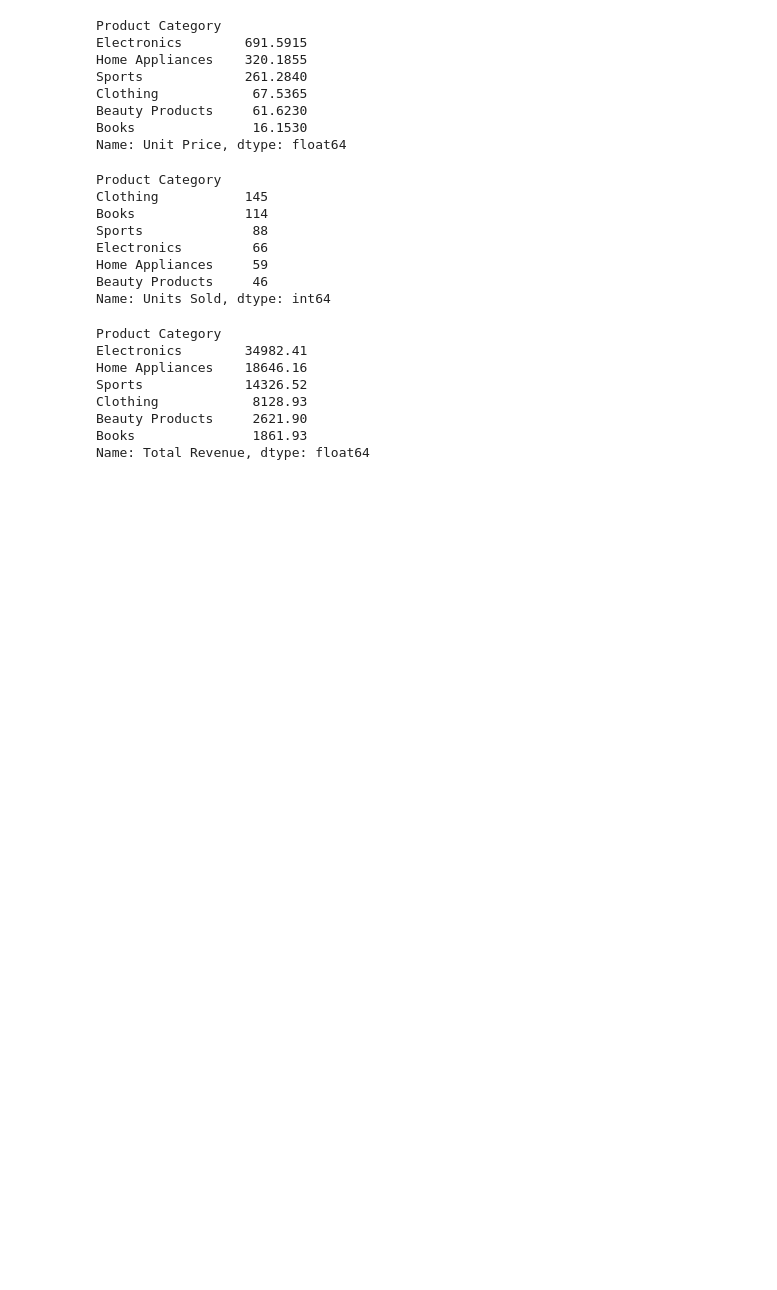
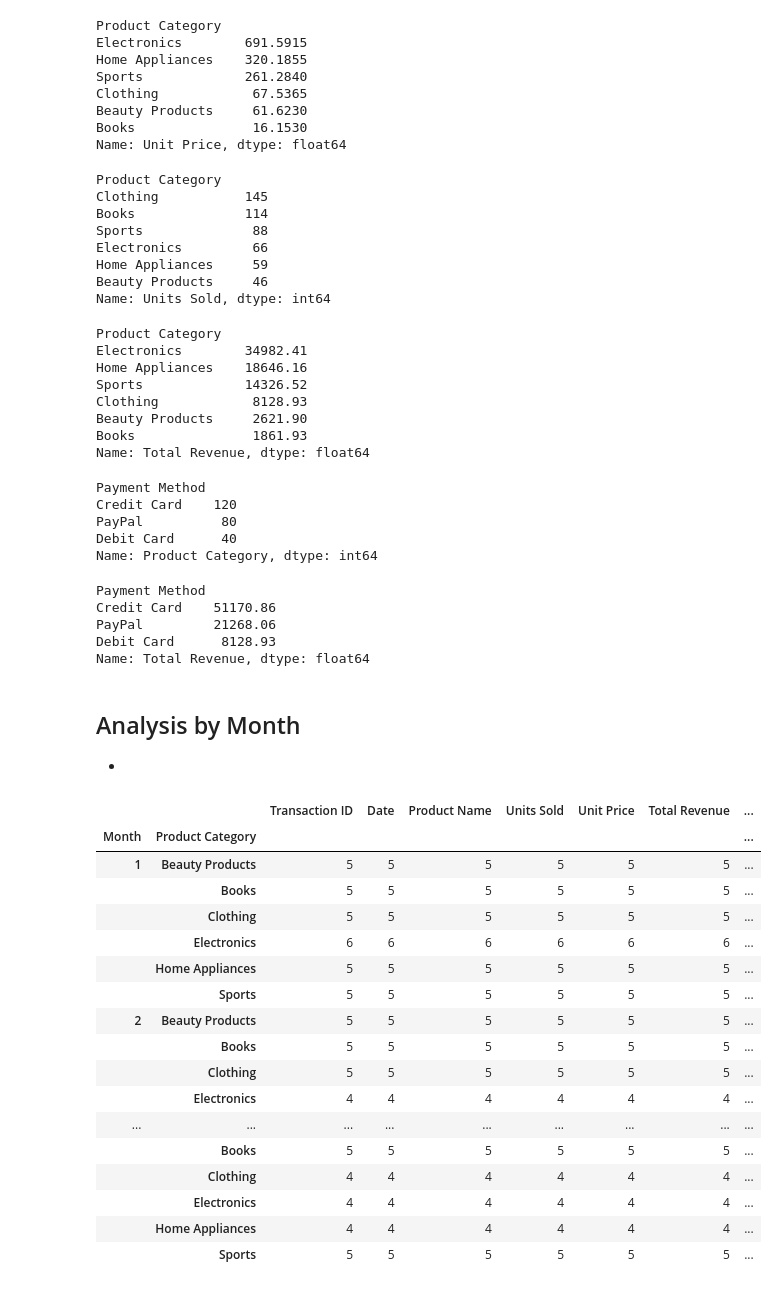
Before and after one commit to KeeganDavis/data-projects, a Jupyter notebook: data-analysis/online-sales-dataset/python_analysis.ipynb, the cells around one changed output. Saved outputs shown, nothing was run; the diff lists cells and outputs as text; code cells hidden in the pictures; blank space fills up the shorter version.

Commit message:
added markdown blocks to create sections and added bar chart and pie chart for payment methods

```diff
--- a/data-analysis/online-sales-dataset/python_analysis.ipynb
+++ b/data-analysis/online-sales-dataset/python_analysis.ipynb
@@ -95,0 +109,11 @@ fig.show()
+# %%
+# payment methods
+payment_methods = df.groupby(by=['Payment Method'])['Product Category'].count().sort_values(ascending=False)
+
+payment_methods
+# %% [output]
+Payment Method
+Credit Card    120
+PayPal          80
+Debit Card      40
+Name: Product Category, dtype: int64
@@ -95,0 +125,11 @@ fig.show()
+# %%
+# total revenue per payment method
+payment_methods_revenue = df.groupby(by=['Payment Method'])['Total Revenue'].sum().sort_values(ascending=False)
+
+payment_methods_revenue
+# %% [output]
+Payment Method
+Credit Card    51170.86
+PayPal         21268.06
+Debit Card      8128.93
+Name: Total Revenue, dtype: float64
@@ -95,0 +148,28 @@ fig.show()
+# %% [markdown]
+## Analysis by Month
+-
+# %%
+monthly_group = df.groupby(['Month'])
+
+monthly_cat_group = df.groupby(['Month', 'Product Category'])
+
+monthly_cat_group.count()
+# %% [output]
+|  |  | Transaction ID | Date | Product Name | Units Sold | Unit Price | Total Revenue | ... |
+| Month | Product Category |  |  |  |  |  |  | ... |
+| 1 | Beauty Products | 5 | 5 | 5 | 5 | 5 | 5 | ... |
+|  | Books | 5 | 5 | 5 | 5 | 5 | 5 | ... |
+|  | Clothing | 5 | 5 | 5 | 5 | 5 | 5 | ... |
+|  | Electronics | 6 | 6 | 6 | 6 | 6 | 6 | ... |
+|  | Home Appliances | 5 | 5 | 5 | 5 | 5 | 5 | ... |
+|  | Sports | 5 | 5 | 5 | 5 | 5 | 5 | ... |
+| 2 | Beauty Products | 5 | 5 | 5 | 5 | 5 | 5 | ... |
+|  | Books | 5 | 5 | 5 | 5 | 5 | 5 | ... |
+|  | Clothing | 5 | 5 | 5 | 5 | 5 | 5 | ... |
+|  | Electronics | 4 | 4 | 4 | 4 | 4 | 4 | ... |
+| ... | ... | ... | ... | ... | ... | ... | ... | ... |
+|  | Books | 5 | 5 | 5 | 5 | 5 | 5 | ... |
+|  | Clothing | 4 | 4 | 4 | 4 | 4 | 4 | ... |
+|  | Electronics | 4 | 4 | 4 | 4 | 4 | 4 | ... |
+|  | Home Appliances | 4 | 4 | 4 | 4 | 4 | 4 | ... |
+|  | Sports | 5 | 5 | 5 | 5 | 5 | 5 | ... |
```
Also changed, not shown: parts of 8 cells of this notebook.
